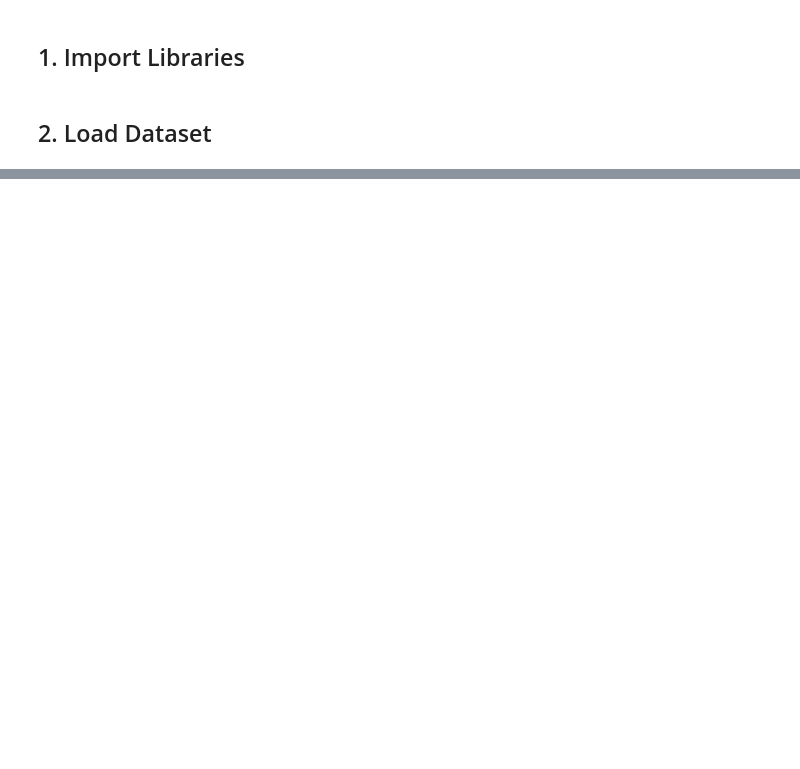
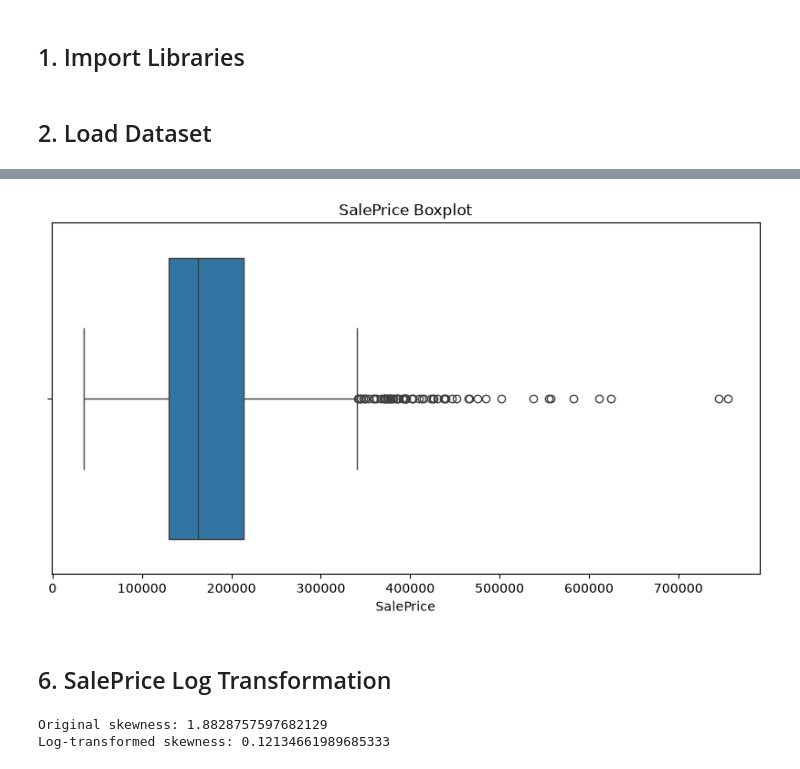
Before and after one commit to humairathameem/PricePredict-Ames-Housing, a Jupyter notebook: Notebooks/House_Price_Prediction.ipynb, the cells around one changed output, grey strips where cells are left out. Cells and saved outputs as stored; diff of their text form; code cells hidden in the pictures; blank space fills up the shorter version.

```diff
--- a/Notebooks/House_Price_Prediction.ipynb
+++ b/Notebooks/House_Price_Prediction.ipynb
@@ -21,0 +283,16 @@ FileNotFoundError: [Errno 2] No such file or directory: 'train.csv'
+# %%
+# SalePrice Boxplot
+plt.figure(figsize=(10, 5))
+
+sns.boxplot(
+    x=train_df["SalePrice"]
+)
+
+plt.title("SalePrice Boxplot")
+plt.xlabel("SalePrice")
+
+plt.show()
+# %% [output]
+[figure, added]
+# %% [markdown]
+## 6. SalePrice Log Transformation
@@ -21,0 +304,14 @@ FileNotFoundError: [Errno 2] No such file or directory: 'train.csv'
+# %%
+# Compare Skewness
+print(
+    "Original skewness:",
+    train_df["SalePrice"].skew()
+)
+
+print(
+    "Log-transformed skewness:",
+    train_df["LogSalePrice"].skew()
+)
+# %% [output]
+Original skewness: 1.8828757597682129
+Log-transformed skewness: 0.12134661989685333
```
Also changed, not shown: parts of 39 cells of this notebook, 1 other file.
